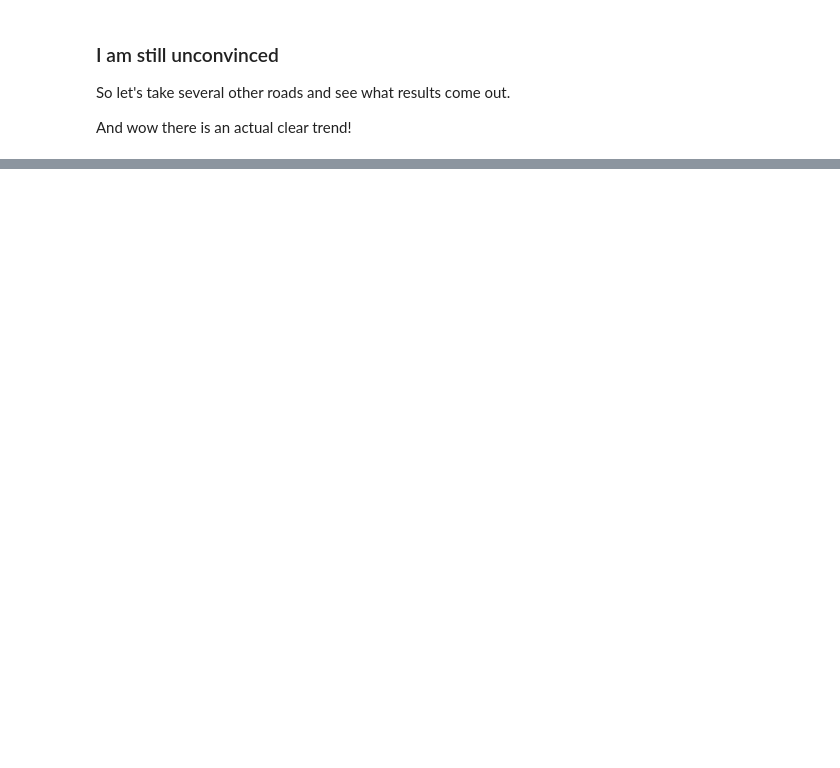
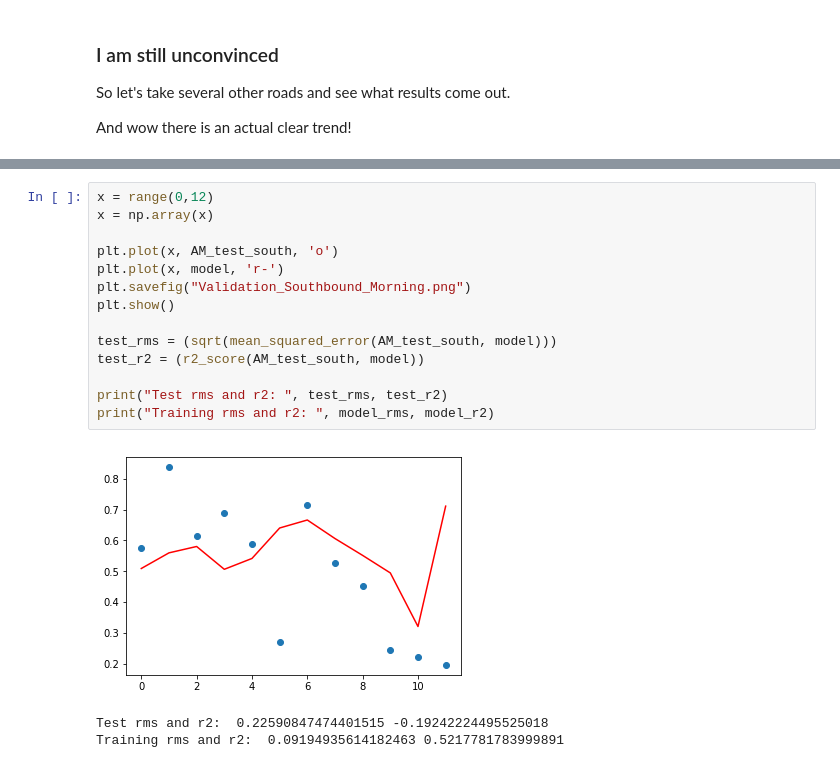
Before and after one commit to K-Winkles/EDSA-Traffic-Analysis-and-Visualization, a Jupyter notebook: April29_to_May6/Data_Analysis.ipynb, the cells around one changed output, grey strips where cells are left out. Saved outputs shown, nothing was run; the diff lists cells and outputs as text; blank space fills up the shorter version.

```diff
--- a/April29_to_May6/Data_Analysis.ipynb
+++ b/April29_to_May6/Data_Analysis.ipynb
@@ -314,0 +403,18 @@ IndexError: list assignment index out of range
+# %%
+x = range(0,12)
+x = np.array(x)
+
+plt.plot(x, AM_test_south, 'o')
+plt.plot(x, model, 'r-')
+plt.savefig("Validation_Southbound_Morning.png")
+plt.show()
+
+test_rms = (sqrt(mean_squared_error(AM_test_south, model)))
+test_r2 = (r2_score(AM_test_south, model))
+
+print("Test rms and r2: ", test_rms, test_r2)
+print("Training rms and r2: ", model_rms, model_r2)
+# %% [output]
+[figure, added]
+Test rms and r2:  0.22590847474401515 -0.19242224495525018
+Training rms and r2:  0.09194935614182463 0.5217781783999891
```
Also changed, not shown: parts of 20 cells of this notebook, 7 other files.
